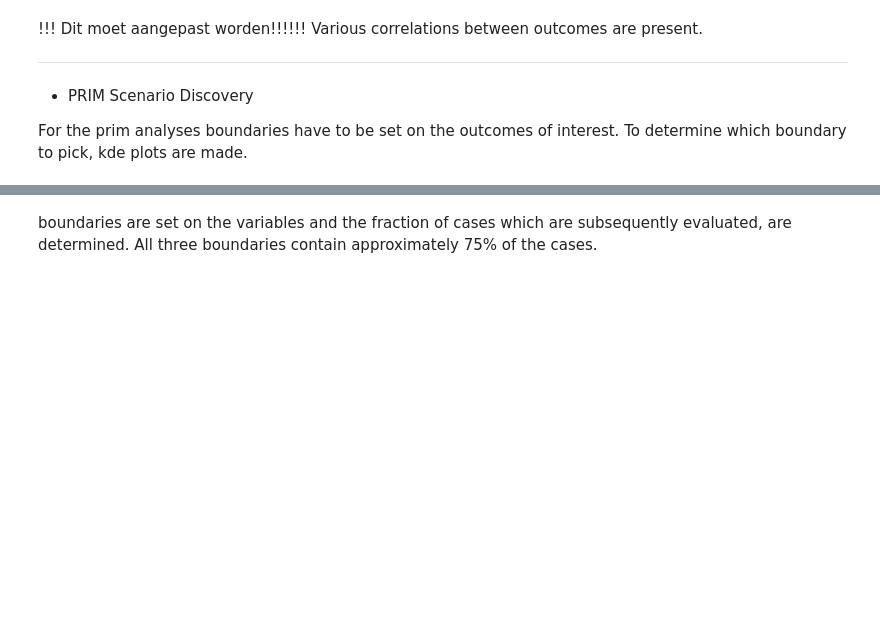
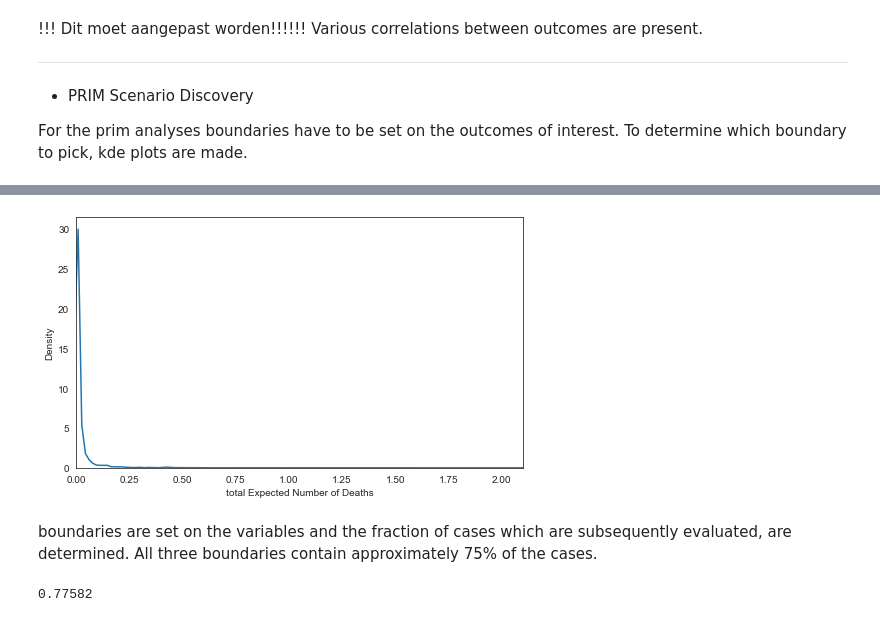
Before and after one commit to matthijsvandew/epa1361_open, a Jupyter notebook: final assignment/Open_exploration_debate (1).ipynb, the cells around one changed output, grey strips where cells are left out. Drawn from its saved outputs; the diff is of its cells as text; code cells hidden in the pictures; blank space fills up the shorter version.

```diff
--- a/final assignment/Open_exploration_debate (1).ipynb
+++ b/final assignment/Open_exploration_debate (1).ipynb
@@ -269,16 +276,21 @@ plt.show()
 # %%
 fig, ax = plt.subplots()
-sns.kdeplot(outcomes['A.3_Expected Number of Deaths'], ax=ax)
+sns.kdeplot(data['total Expected Number of Deaths'], ax=ax)
 sns.set_style('white')
 fig.set_size_inches(8,6)
 plt.xlim([0, 2.1])
 fig.subplots_adjust(bottom=0.3)
+plt.savefig('Figures/total Expected Number of Deaths.png')
 plt.show()
+# %% [output]
+[figure, added]
 # %% [markdown]
 boundaries are set on the variables and the fraction of cases which are subsequently evaluated, are determined. All three boundaries contain approximately 75% of the cases.
 # %%
-ydeaths = outcomes['A.3_Expected Number of Deaths'] < 0.0001
-np.sum(ydeaths)/len(outcomes['A.3_Expected Number of Deaths'])
+ydeaths = data['total Expected Number of Deaths'] < 0.01
+np.sum(ydeaths)/len(data['total Expected Number of Deaths'])
+# %% [output]
+0.77582
 # %%
 # Verander tot het ongeveer 75% is
 yevac=outcomes['Expected Evacuation Costs'] < 1500
```
Also changed, not shown: parts of 7 cells of this notebook, 4 other files.
